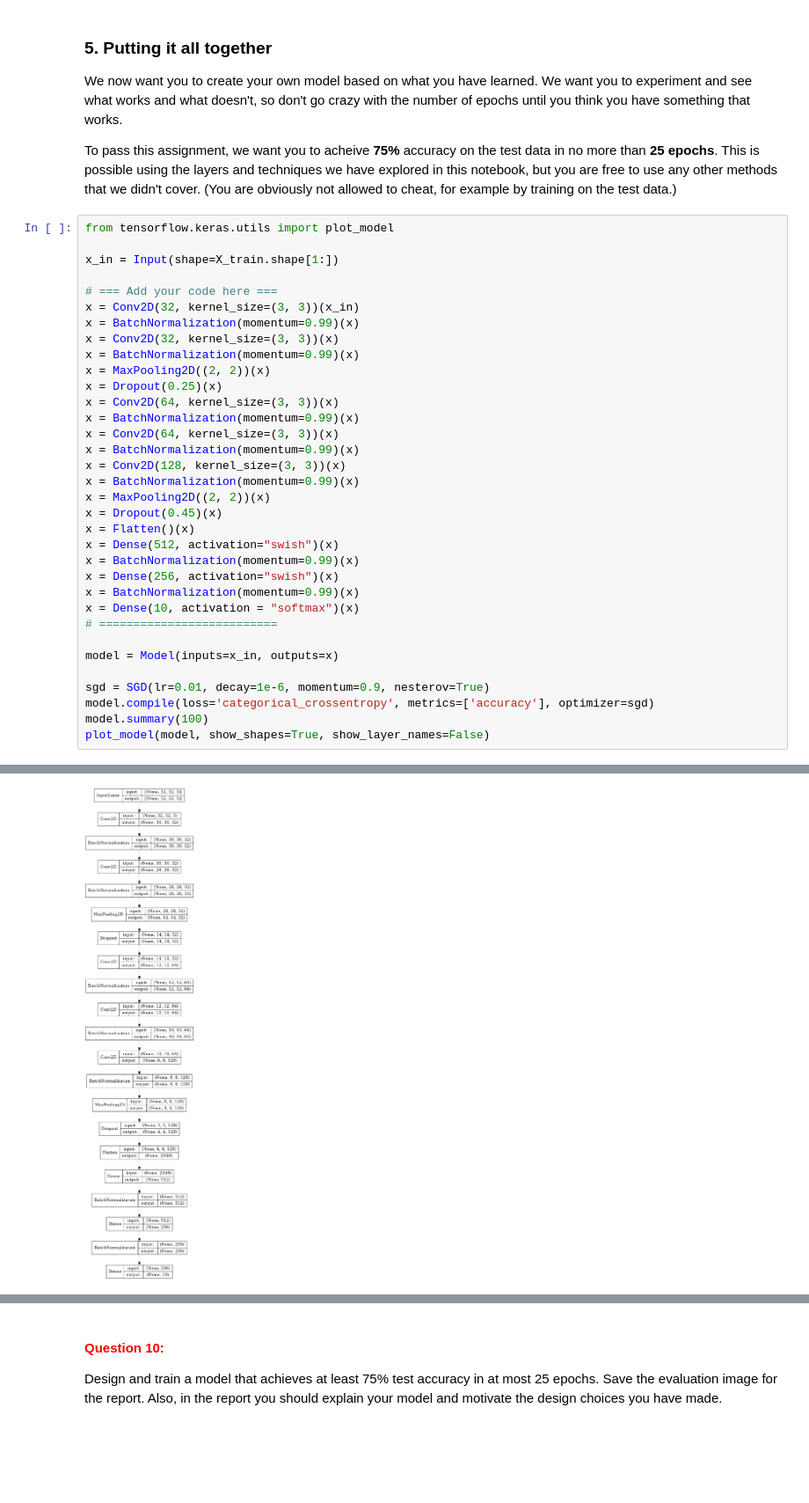
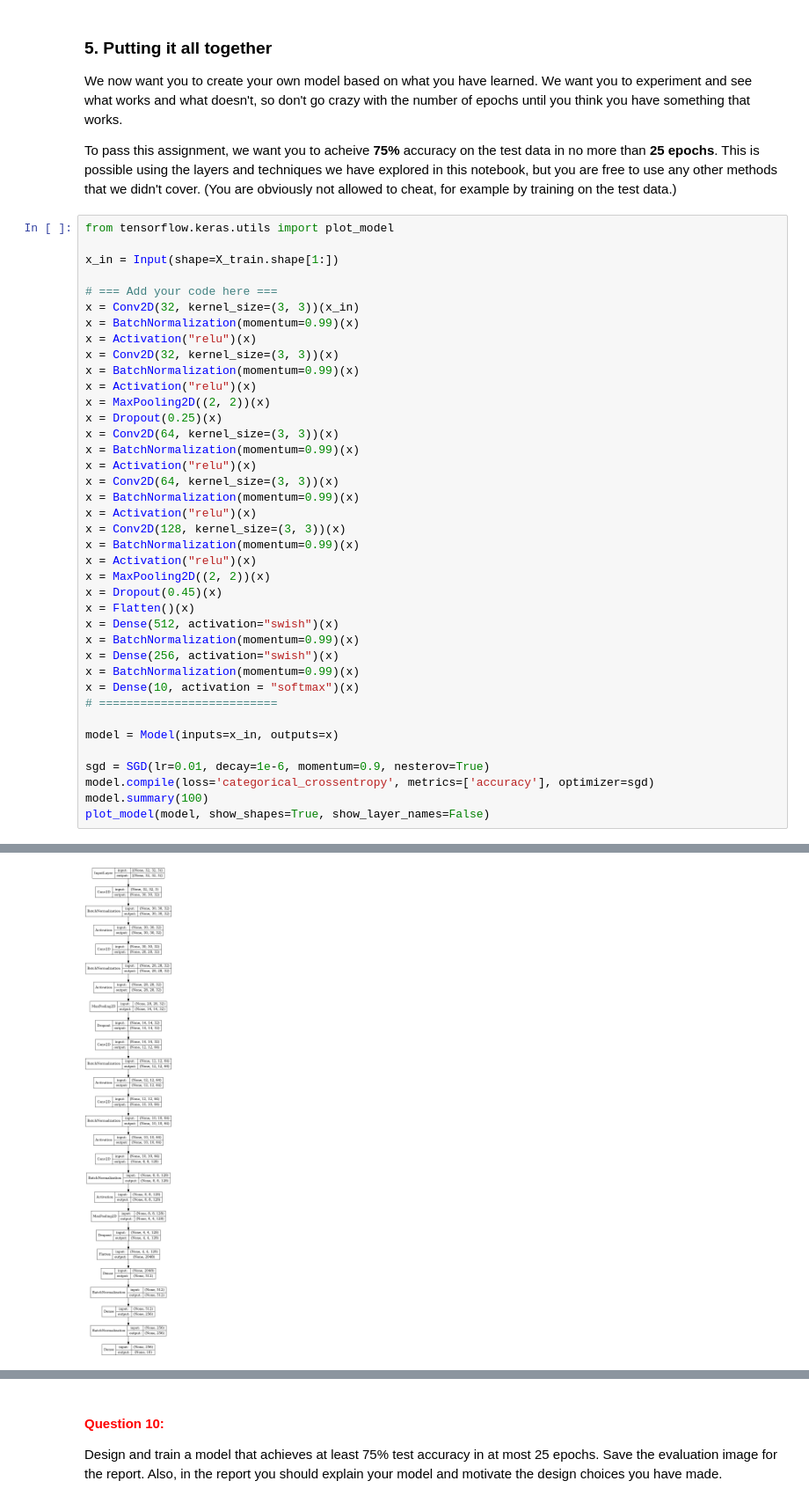
Before and after one commit to chayansraj/Neural-Networks-and-Learning-Systems, a Jupyter notebook: A2_DeepLearning/CIFAR10-Lab.ipynb, the cells around one changed output, grey strips where cells are left out. Shown at 88% size. Drawn from its saved outputs; the diff is of its cells as text; blank space fills up the shorter version.

```diff
--- a/A2_DeepLearning/CIFAR10-Lab.ipynb
+++ b/A2_DeepLearning/CIFAR10-Lab.ipynb
@@ -403,16 +508,21 @@ x_in = Input(shape=X_train.shape[1:])
 # === Add your code here ===
 x = Conv2D(32, kernel_size=(3, 3))(x_in)
 x = BatchNormalization(momentum=0.99)(x)
+x = Activation("relu")(x)
 x = Conv2D(32, kernel_size=(3, 3))(x)
 x = BatchNormalization(momentum=0.99)(x)
+x = Activation("relu")(x)
 x = MaxPooling2D((2, 2))(x)
 x = Dropout(0.25)(x)
 x = Conv2D(64, kernel_size=(3, 3))(x)
 x = BatchNormalization(momentum=0.99)(x)
+x = Activation("relu")(x)
 x = Conv2D(64, kernel_size=(3, 3))(x)
 x = BatchNormalization(momentum=0.99)(x)
+x = Activation("relu")(x)
 x = Conv2D(128, kernel_size=(3, 3))(x)
 x = BatchNormalization(momentum=0.99)(x)
+x = Activation("relu")(x)
 x = MaxPooling2D((2, 2))(x)
 x = Dropout(0.45)(x)
 x = Flatten()(x)
@@ -446,7 +556,7 @@ ________________________________________________________________________________
 Total params: 1,326,762
 Trainable params: 1,324,586
 Non-trainable params: 2,176
 ____________________________________________________________________________________________________
-[figure, old version]
+[figure, new version]
 # %%
 history = model.fit(X_train, y_train_c, batch_size=256, epochs=25, verbose=1, validation_split=0.2)
```
Also changed, not shown: parts of 29 cells of this notebook, 7 other files.
